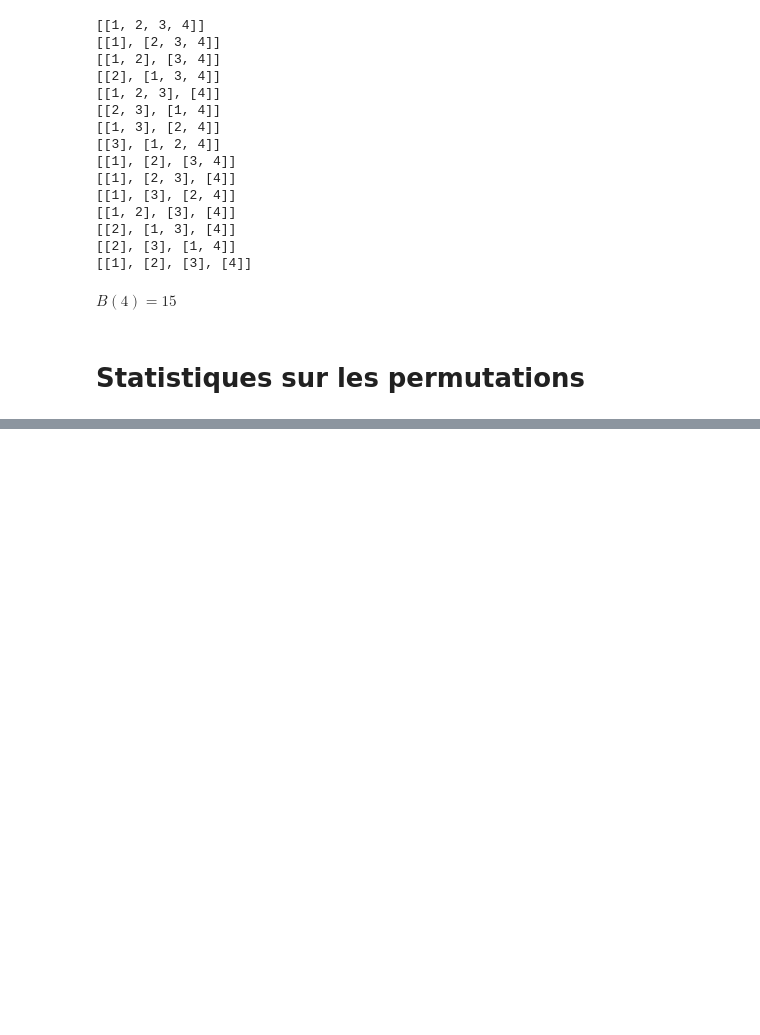
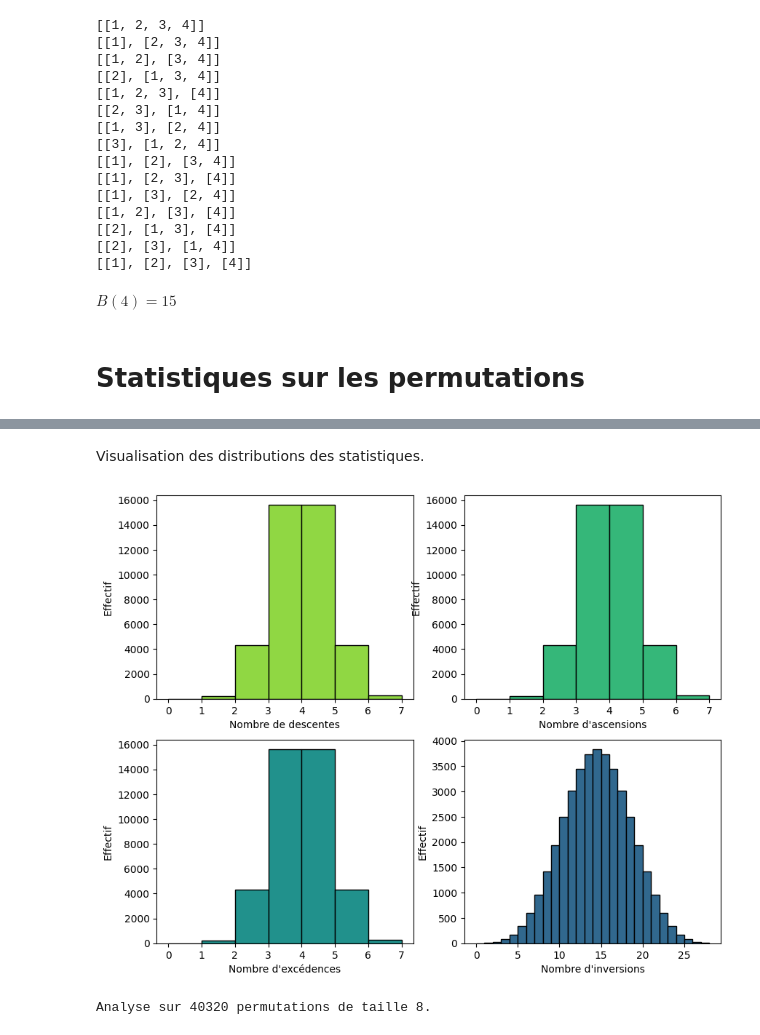
Before and after one commit to Romain-Gerard/algo, a Jupyter notebook: combinatoire_bases.ipynb, the cells around one changed output, grey strips where cells are left out. Saved outputs shown, nothing was run; the diff lists cells and outputs as text; code cells hidden in the pictures; blank space fills up the shorter version.

```diff
--- a/combinatoire_bases.ipynb
+++ b/combinatoire_bases.ipynb
@@ -334,0 +399,53 @@ $\displaystyle B(4) = 15$
+# %% [markdown]
+Visualisation des distributions des statistiques.
+# %%
+# Paramètres
+n = 8
+A = list(range(n))
+
+# Générer les permutations
+permutations = permute_rec(A)
+
+# Calculer les statistiques
+desc_counts = []
+asc_counts  = []
+exce_counts = []
+inv_counts  = []
+
+for perm in permutations:
+    desc_counts.append(len(liste_desc(perm)))
+    asc_counts.append(len(liste_asc(perm)))
+    exce_counts.append(len(liste_exce(perm)))
+    inv_counts.append(len(liste_inv(perm)))
+
+# ------------
+# Visualiser
+# ------------
+fig, axes = plt.subplots(2, 2, figsize=(10, 8))
+
+# Nombre de descentes
+axes[0,0].hist(desc_counts, bins="auto", color="#90d743", edgecolor="black")
+axes[0,0].set_xlabel("Nombre de descentes")
+axes[0,0].set_ylabel("Effectif")
+
+# Nombre d"ascensions
+axes[0,1].hist(asc_counts, bins="auto", color="#35b779", edgecolor="black")
+axes[0,1].set_xlabel("Nombre d'ascensions")
+axes[0,1].set_ylabel("Effectif")
+
+# Nombre d"excédences
+axes[1,0].hist(exce_counts, bins="auto", color="#21918c", edgecolor="black")
+axes[1,0].set_xlabel("Nombre d'excédences")
+axes[1,0].set_ylabel("Effectif")
+
+# Nombre d"inversions
+axes[1,1].hist(inv_counts, bins="auto", color="#31688e", edgecolor="black")
+axes[1,1].set_xlabel("Nombre d'inversions")
+axes[1,1].set_ylabel("Effectif")
+
+plt.show()
+
+print(f"Analyse sur {len(permutations)} permutations de taille {n}.")
+# %% [output]
+[figure, added]
+Analyse sur 40320 permutations de taille 8.
```
Also changed, not shown: parts of 7 cells of this notebook.
